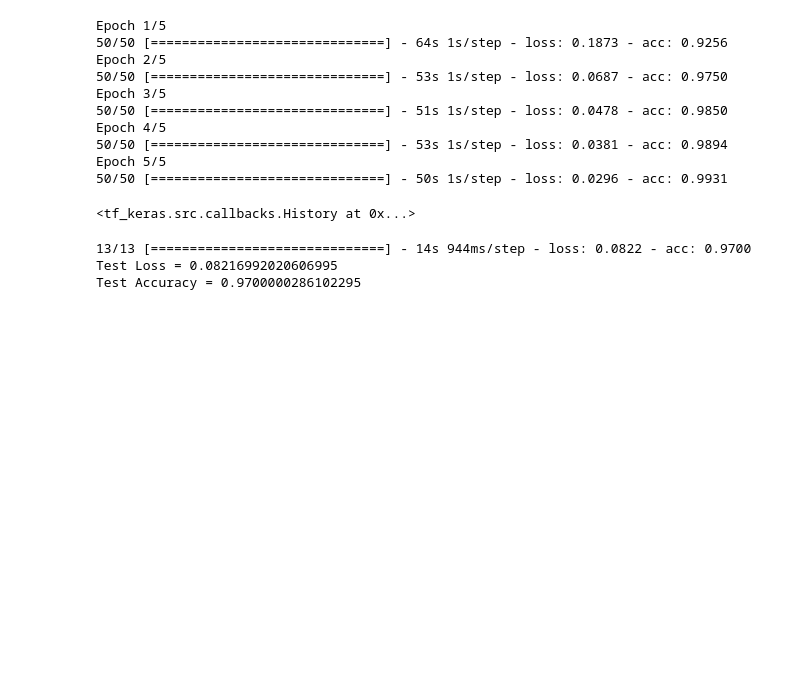
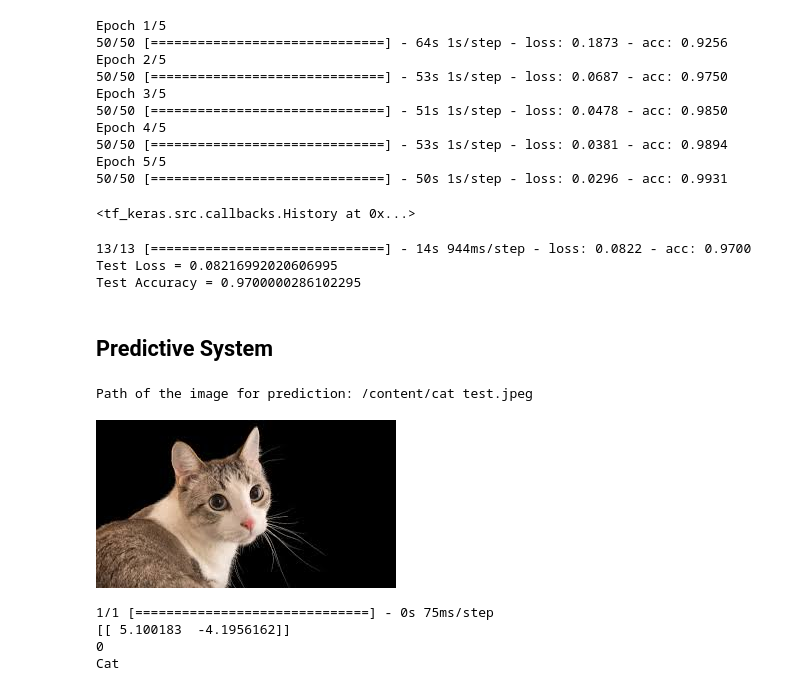
Before and after one commit to tklwin/Deep-Learning, a Jupyter notebook: transfer_learning_dog_vs_cat.ipynb, the cells around one changed output. Saved outputs shown, nothing was run; the diff lists cells and outputs as text; code cells hidden in the pictures; blank space fills up the shorter version.

```diff
--- a/transfer_learning_dog_vs_cat.ipynb
+++ b/transfer_learning_dog_vs_cat.ipynb
@@ -318,3 +318,31 @@ print('Test Accuracy =', acc)
 13/13 [==============================] - 14s 944ms/step - loss: 0.0822 - acc: 0.9700
 Test Loss = 0.08216992020606995
 Test Accuracy = 0.9700000286102295
+# %% [markdown]
+## Predictive System
+# %%
+input_image_path = input('Path of the image for prediction: ')
+input_image = cv2.imread(input_image_path)
+cv2_imshow(input_image)
+
+input_image_resize = cv2.resize(input_image, (224,224))
+input_image_scaled = input_image_resize/255
+image_reshaped = np.reshape(input_image_scaled, [1, 224, 224, 3])
+
+input_prediction = model.predict(image_reshaped)
+print(input_prediction)
+
+input_pred_label = np.argmax(input_prediction)
+print(input_pred_label)
+
+if input_pred_label == 0:
+  print('Cat')
+else:
+  print('Dog')
+# %% [output]
+Path of the image for prediction: /content/cat test.jpeg
+[figure, added]
+1/1 [==============================] - 0s 75ms/step
+[[ 5.100183  -4.1956162]]
+0
+Cat
```
